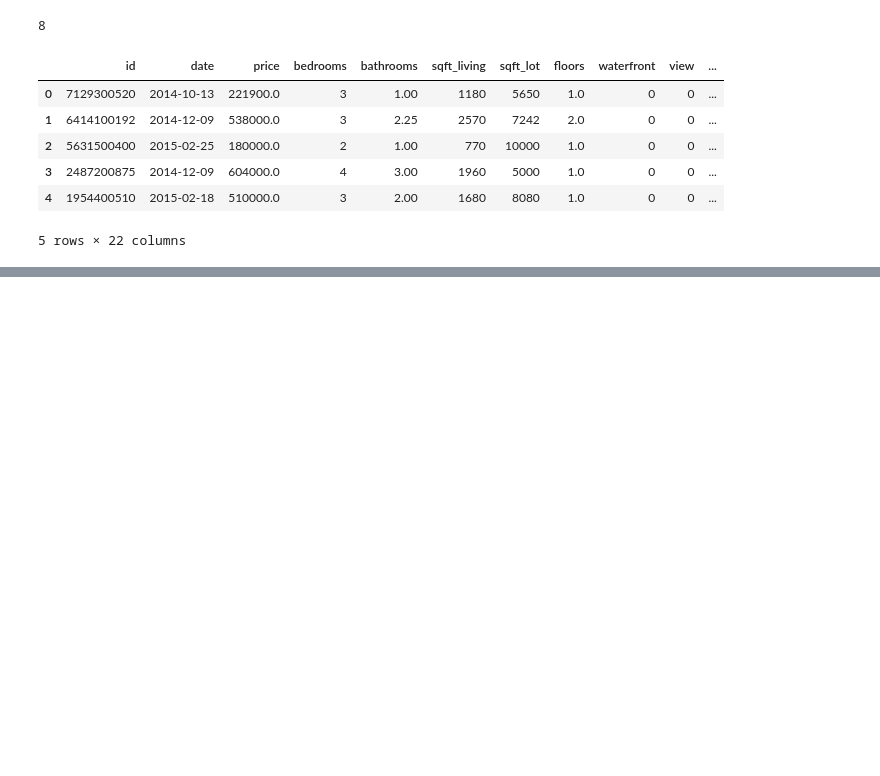
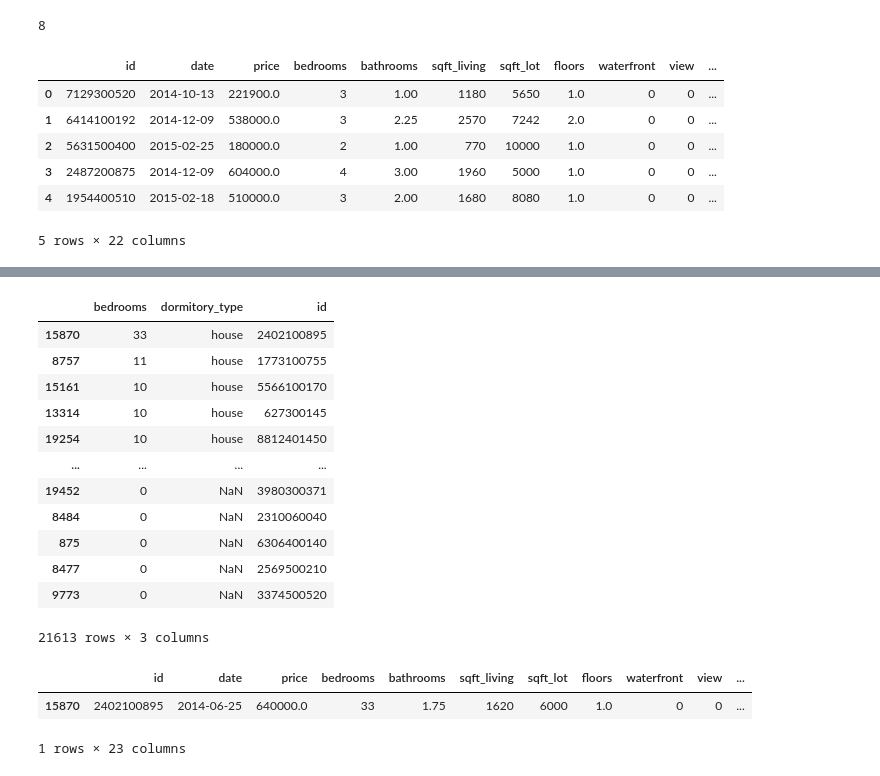
Before and after one commit to djalmarodriguess/Python, a Jupyter notebook: Pandas/House Sales.ipynb, the cells around one changed output, grey strips where cells are left out. Cells and saved outputs as stored; diff of their text form; code cells hidden in the pictures; blank space fills up the shorter version.

```diff
--- a/Pandas/House Sales.ipynb
+++ b/Pandas/House Sales.ipynb
@@ -132,0 +379,23 @@ dtype: int64
+# %%
+df[['bedrooms', 'dormitory_type', 'id']].sort_values('bedrooms', ascending = False)
+# %% [output]
+|  | bedrooms | dormitory_type | id |
+| 15870 | 33 | house | 2402100895 |
+| 8757 | 11 | house | 1773100755 |
+| 15161 | 10 | house | 5566100170 |
+| 13314 | 10 | house | 627300145 |
+| 19254 | 10 | house | 8812401450 |
+| ... | ... | ... | ... |
+| 19452 | 0 | NaN | 3980300371 |
+| 8484 | 0 | NaN | 2310060040 |
+| 875 | 0 | NaN | 6306400140 |
+| 8477 | 0 | NaN | 2569500210 |
+| 9773 | 0 | NaN | 3374500520 |
+21613 rows × 3 columns
+# %%
+#Quantidade de imóveis com o número máximo de quartos
+df[df['bedrooms'] == 33]
+# %% [output]
+|  | id | date | price | bedrooms | bathrooms | sqft_living | sqft_lot | floors | waterfront | view | ... |
+| 15870 | 2402100895 | 2014-06-25 | 640000.0 | 33 | 1.75 | 1620 | 6000 | 1.0 | 0 | 0 | ... |
+1 rows × 23 columns
```
Also changed, not shown: parts of 31 cells of this notebook.
